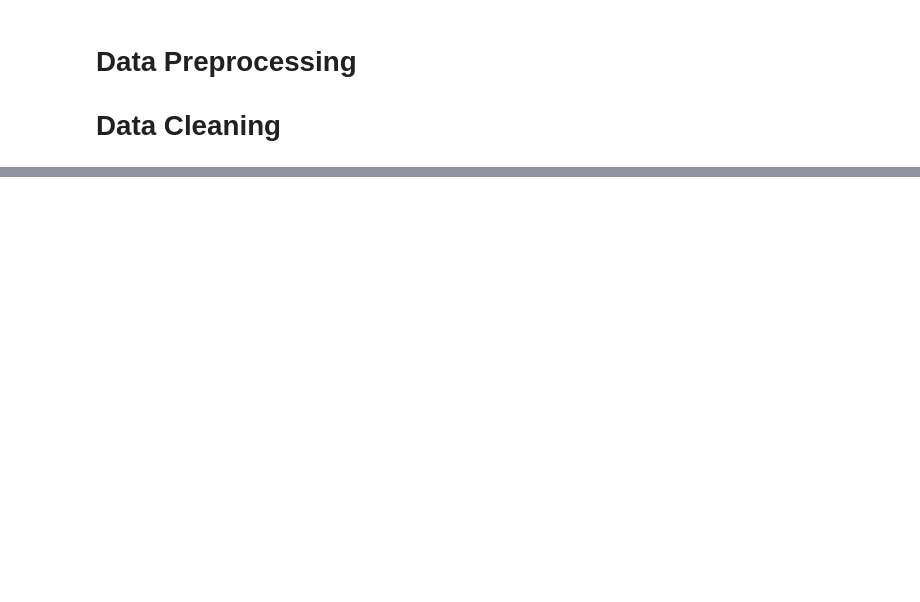
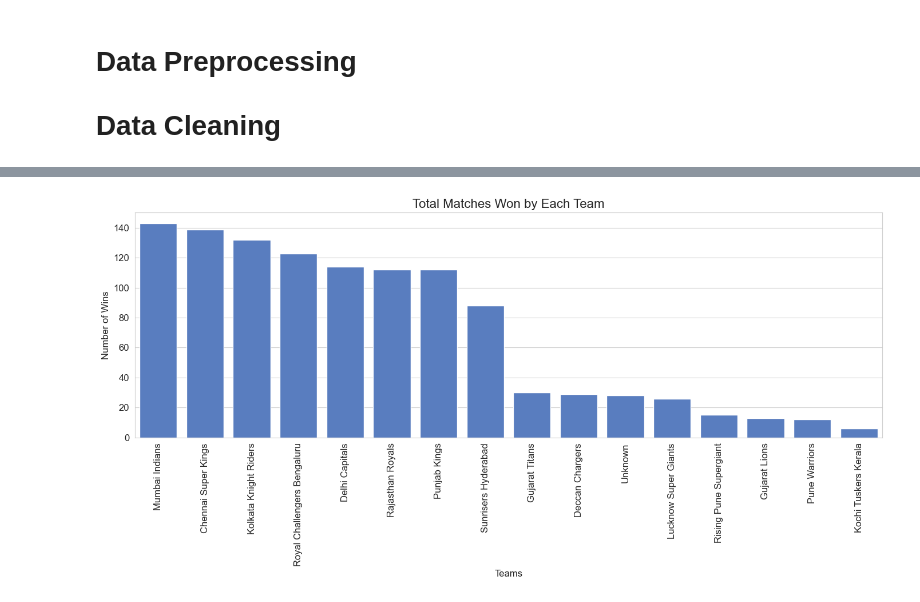
Before and after one commit to Neeljbf04/IPL, a Jupyter notebook: Score/Preprocess.ipynb, the cells around one changed output, grey strips where cells are left out. Saved outputs shown, nothing was run; the diff lists cells and outputs as text; code cells hidden in the pictures; blank space fills up the shorter version.

```diff
--- a/Score/Preprocess.ipynb
+++ b/Score/Preprocess.ipynb
@@ -71,0 +318,91 @@ None
+# %%
+import pandas as pd
+import matplotlib.pyplot as plt
+import seaborn as sns
+
+# Set Seaborn theme
+sns.set_style('whitegrid')
+sns.set_palette('muted')
+
+# Load Data
+df = pd.read_csv('cleaned_match_data.csv')
+
+# Convert Date column to datetime and extract Year
+if not pd.api.types.is_datetime64_any_dtype(df['Date']):
+    df['Date'] = pd.to_datetime(df['Date'], format='%Y-%m-%d', errors='coerce')
+df['Year'] = df['Date'].dt.year
+
+# 1. Number of Matches Won by Each Team
+plt.figure(figsize=(14,7))
+team_wins = df['Winner'].value_counts()
+sns.barplot(x=team_wins.index, y=team_wins.values)
+plt.xticks(rotation=90)
+plt.title('Total Matches Won by Each Team', fontsize=16)
+plt.xlabel('Teams')
+plt.ylabel('Number of Wins')
+plt.tight_layout()
+plt.show()
+
+# 2. Most Dominant Team per Season
+dominant_team = df.groupby(['Season', 'Winner']).size().reset_index(name='Wins')
+plt.figure(figsize=(15,8))
+sns.barplot(x='Season', y='Wins', hue='Winner', data=dominant_team)
+plt.title('Most Dominant Teams per Season', fontsize=16)
+plt.xlabel('Season')
+plt.ylabel('Wins')
+plt.legend(title='Team', bbox_to_anchor=(1.05, 1), loc='upper left')
+plt.tight_layout()
+plt.show()
+
+# 3. Team vs Team Rivalries Heatmap
+df['team_pair'] = df.apply(lambda x: tuple(sorted([x['Team1'], x['Team2']])), axis=1)
+rivalry = df['team_pair'].value_counts().reset_index(name='Matches')
+rivalry[['Team1', 'Team2']] = pd.DataFrame(rivalry['team_pair'].tolist(), index=rivalry.index)
+pivot_rivalry = rivalry.pivot(index='Team1', columns='Team2', values='Matches').fillna(0)
+
+plt.figure(figsize=(16,14))
+sns.heatmap(pivot_rivalry, cmap='YlGnBu', annot=True, fmt='.0f')
+plt.title('Team vs Team Rivalries - Number of Matches Played', fontsize=16)
+plt.tight_layout()
+plt.show()
+
+# 4. Home Advantage Analysis (Simple Logic: Team1 as Home)
+df['Home_Win'] = df['Winner'] == df['Team1']
+home_wins = df['Home_Win'].value_counts()
+
+plt.figure(figsize=(6,6))
+plt.pie(home_wins, labels=['Away Win', 'Home Win'], autopct='%1.1f%%', colors=['#66b3ff','#99ff99'], startangle=140)
+plt.title('Home Advantage Win Percentage', fontsize=16)
+plt.show()
+
+# 5. Margin of Victories Over Time
+def extract_margin(margin):
+    try:
+        return int(str(margin).split()[0])
+    except:
+        return None
+
+df['Margin_Value'] = df['Margin'].apply(extract_margin)
+
+plt.figure(figsize=(12,6))
+sns.lineplot(data=df, x='Year', y='Margin_Value', marker='o')
+plt.title('Margin of Victories Over Years', fontsize=16)
+plt.xlabel('Year')
+plt.ylabel('Margin (Runs or Wickets)')
+plt.grid(True)
+plt.tight_layout()
+plt.show()
+
+# 6. Top 5 Largest Victories Ever
+largest_margins = df.sort_values('Margin_Value', ascending=False).head(5)
+
+plt.figure(figsize=(10,5))
+sns.barplot(x=largest_margins['Winner'], y=largest_margins['Margin_Value'], hue=largest_margins['Result'], dodge=False)
+plt.title('Top 5 Largest Victories in IPL History', fontsize=16)
+plt.xlabel('Winning Team')
+plt.ylabel('Winning Margin')
+plt.legend(title='Result Type', bbox_to_anchor=(1.05, 1), loc='upper left')
+plt.tight_layout()
+plt.show()
+# %% [output]
+[figure, added]
```
Also changed, not shown: parts of 48 cells of this notebook.
